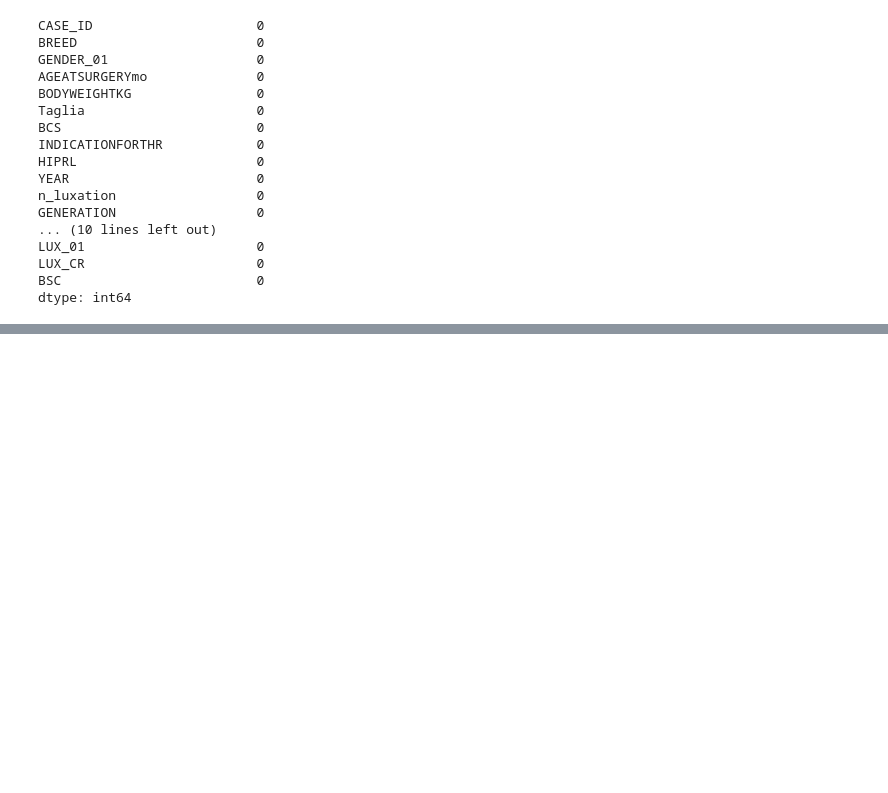
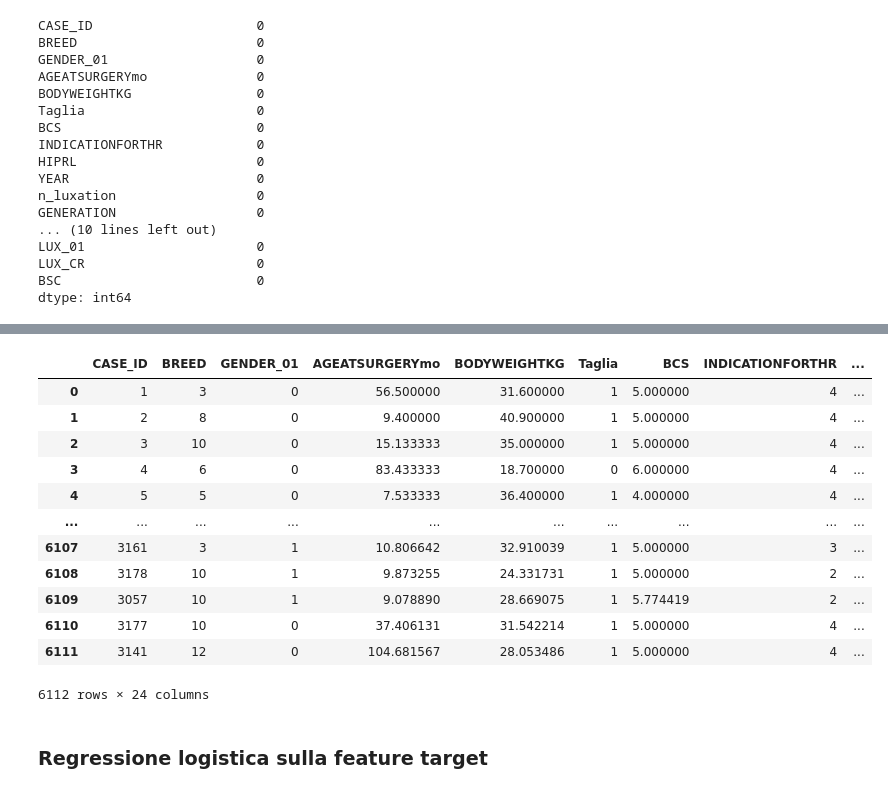
Before and after one commit to MatteoBisotti/Tirocinio, a Jupyter notebook: tirocinio/Imputation/Imputation_dataset_nr_una.ipynb, the cells around one changed output, grey strips where cells are left out. Cells and saved outputs as stored; diff of their text form; code cells hidden in the pictures; blank space fills up the shorter version.

```diff
--- a/tirocinio/Imputation/Imputation_dataset_nr_una.ipynb
+++ b/tirocinio/Imputation/Imputation_dataset_nr_una.ipynb
@@ -114,0 +131,39 @@ dtype: int64
+# %%
+# Definizione di X e y
+
+# insieme di predittori
+feature_cols = ['CASE_ID', 'BREED', 'GENDER_01', 'AGEATSURGERYmo', 'BODYWEIGHTKG', 'Taglia', 'BCS', 'INDICATIONFORTHR', 'HIPRL',
+                'YEAR', 'GENERATION', 'STEMSIZE', 'CUPSIZE', 'NECKSIZE', 'HEADSIZE', 'ALO', 'CUPRETROVERSION', 'STEMANTEVERSIONREAL',
+                'RECTUSFEMORISM.RELEASE', 'LUX_CR', 'n_luxation', 'DIRECTION', 'first_lux_days_after_thr']
+X = dataset[feature_cols]
+
+# variabile di risposta, è una variabile binaria
+y = dataset['LUX_01']
+# %%
+from imblearn.over_sampling import SMOTENC
+
+categorical_features = [True if dtype.name == 'int64' else False for dtype in X.dtypes]
+smotenc = SMOTENC(categorical_features=categorical_features, random_state=42)
+
+X_resampled, y_resampled = smotenc.fit_resample(X, y)
+
+if not isinstance(X_resampled, pd.DataFrame):
+    X_resampled = pd.DataFrame(X_resampled, columns=X.columns)
+
+X_resampled['target'] = y_resampled
+
+X_resampled
+# %% [output]
+|  | CASE_ID | BREED | GENDER_01 | AGEATSURGERYmo | BODYWEIGHTKG | Taglia | BCS | INDICATIONFORTHR | ... |
+| 0 | 1 | 3 | 0 | 56.500000 | 31.600000 | 1 | 5.000000 | 4 | ... |
+| 1 | 2 | 8 | 0 | 9.400000 | 40.900000 | 1 | 5.000000 | 4 | ... |
+| 2 | 3 | 10 | 0 | 15.133333 | 35.000000 | 1 | 5.000000 | 4 | ... |
+| 3 | 4 | 6 | 0 | 83.433333 | 18.700000 | 0 | 6.000000 | 4 | ... |
+| 4 | 5 | 5 | 0 | 7.533333 | 36.400000 | 1 | 4.000000 | 4 | ... |
+| ... | ... | ... | ... | ... | ... | ... | ... | ... | ... |
+| 6107 | 3161 | 3 | 1 | 10.806642 | 32.910039 | 1 | 5.000000 | 3 | ... |
+| 6108 | 3178 | 10 | 1 | 9.873255 | 24.331731 | 1 | 5.000000 | 2 | ... |
+| 6109 | 3057 | 10 | 1 | 9.078890 | 28.669075 | 1 | 5.774419 | 2 | ... |
+| 6110 | 3177 | 10 | 0 | 37.406131 | 31.542214 | 1 | 5.000000 | 4 | ... |
+| 6111 | 3141 | 12 | 0 | 104.681567 | 28.053486 | 1 | 5.000000 | 4 | ... |
+6112 rows × 24 columns
@@ -114,0 +185,2 @@ dtype: int64
+# %% [markdown]
+### Regressione logistica sulla feature target
```
Also changed, not shown: parts of 21 cells of this notebook, 1 other file.
